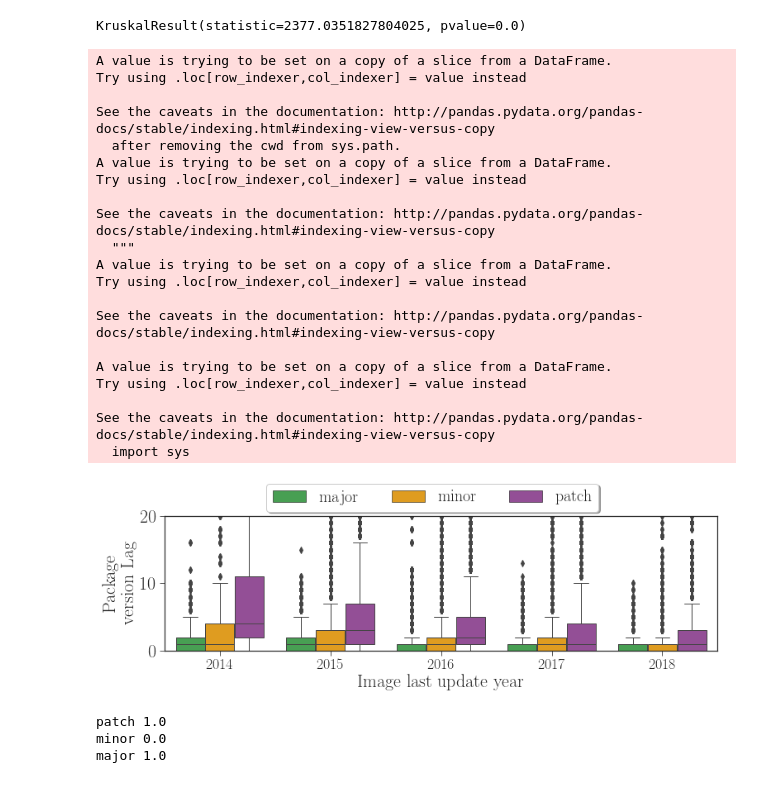
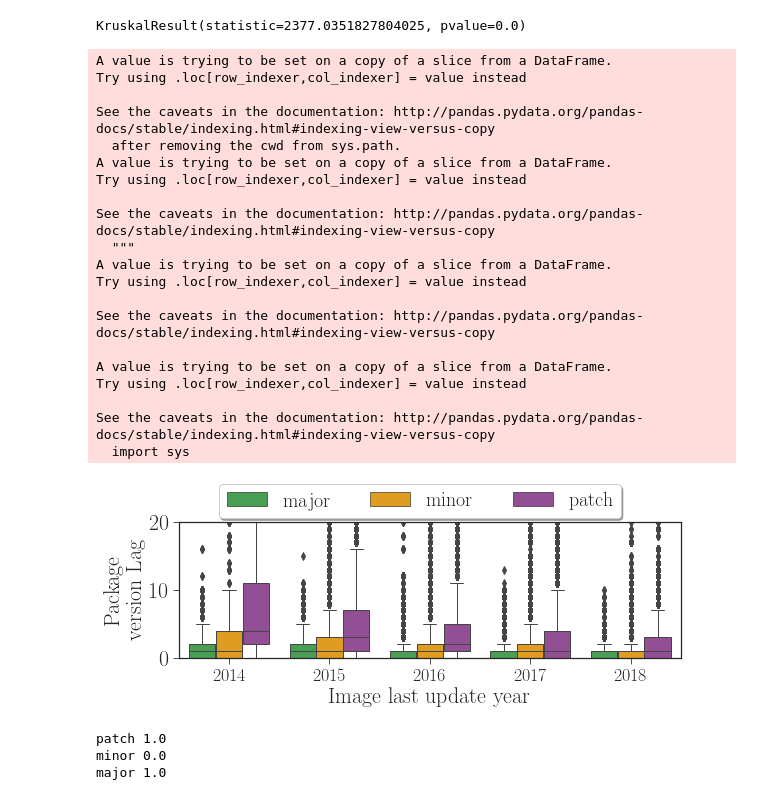
Before and after one commit to AhmedZerouali/notebooks, a Jupyter notebook: npm_docker/npm_docker_analysis.ipynb, the cells around one changed output. Cells and saved outputs as stored; diff of their text form; code cells hidden in the pictures.

```diff
--- a/npm_docker/npm_docker_analysis.ipynb
+++ b/npm_docker/npm_docker_analysis.ipynb
@@ -373,12 +374,12 @@ See the caveats in the documentation: http://pandas.pydata.org/pandas-docs/stabl
 
 ax = sns.violinplot(split=True, x="created", y="time_lag", data=data, hue='base_os', palette=flatui, linewidth=1)
 
-ax.figure.set_size_inches(12,3)
+ax.figure.set_size_inches(9,2.5)
 ax.set_xlabel("Image last update year")
 ax.set_ylabel('Package time \n Lag (in months)')
 for patch in ax.patches:
     patch.set_edgecolor('black')
-ax.legend(loc='upper right', bbox_to_anchor=(0.8, 1.3), ncol=3, fontsize=20, fancybox=True, shadow=True)
+ax.legend(loc='upper right', bbox_to_anchor=(0.6, 1.05), ncol=2, fontsize=20, fancybox=True, shadow=True)
 plt.yticks(np.arange(0, 100, 30))
 
 #ax.set_ylim(0,50)
@@ -441,12 +442,12 @@ df_tmp2=pd.melt(df_tmp2, id_vars=['created'], value_vars=['major','minor','patch
 
 ax = sns.boxplot(x="created", y="value", data=df_tmp2, hue='variable', palette=flatui, linewidth=1)
 
-ax.figure.set_size_inches(12,3)
+ax.figure.set_size_inches(9,2.5)
 ax.set_xlabel("Image last update year")
 ax.set_ylabel('Package \n version Lag')
 for patch in ax.patches:
     patch.set_edgecolor('black')
-ax.legend(loc='upper right', bbox_to_anchor=(0.8, 1.3), ncol=3, fontsize=20, fancybox=True, shadow=True)
+ax.legend(loc='upper right', bbox_to_anchor=(0.9, 1.35), ncol=3, fontsize=20, fancybox=True, shadow=True)
 ax.set_ylim(0,10)
 ax.figure.savefig('../../../seneca_research/docker_npm/figures/version_lag.pdf', bbox_inches='tight', facecolor='white')
 # %% [output]
@@ -507,36 +508,36 @@ df_tmp2=pd.melt(df_tmp2, id_vars=['created'], value_vars=['major','minor','patch
 
 ax = sns.boxplot(x="created", y="value", data=df_tmp2, hue='variable', palette=flatui, linewidth=1)
 
-ax.figure.set_size_inches(12,3)
+ax.figure.set_size_inches(9,2.5)
 ax.set_xlabel("Image last update year")
 ax.set_ylabel('Package \n version Lag')
 for patch in ax.patches:
     patch.set_edgecolor('black')
-ax.legend(loc='upper right', bbox_to_anchor=(0.8, 1.3), ncol=3, fontsize=20, fancybox=True, shadow=True)
+ax.legend(loc='upper right', bbox_to_anchor=(0.9, 1.35), ncol=3, fontsize=20, fancybox=True, shadow=True)
 ax.set_ylim(0,20)
 ax.figure.savefig('../../../seneca_research/docker_npm/figures/version_lag_today.pdf', bbox_inches='tight', facecolor='white')
 # %% [output]
 A value is trying to be set on a copy of a slice from a DataFrame.
 Try using .loc[row_indexer,col_indexer] = value instead
 
 See the caveats in the documentation: http://pandas.pydata.org/pandas-docs/stable/indexing.html#indexing-view-versus-copy
   after removing the cwd from sys.path.
 A value is trying to be set on a copy of a slice from a DataFrame.
 Try using .loc[row_indexer,col_indexer] = value instead
 
 See the caveats in the documentation: http://pandas.pydata.org/pandas-docs/stable/indexing.html#indexing-view-versus-copy
   """
 A value is trying to be set on a copy of a slice from a DataFrame.
 Try using .loc[row_indexer,col_indexer] = value instead
 
 See the caveats in the documentation: http://pandas.pydata.org/pandas-docs/stable/indexing.html#indexing-view-versus-copy
 
 A value is trying to be set on a copy of a slice from a DataFrame.
 Try using .loc[row_indexer,col_indexer] = value instead
 
 See the caveats in the documentation: http://pandas.pydata.org/pandas-docs/stable/indexing.html#indexing-view-versus-copy
   import sys
-[figure, old version]
+[figure, new version]
 # %%
 for x in ['patch','minor','major']:
     print(x,df_tmp2.query('variable=="'+x+'"').query('created=="2018"').value.median())
```
Also changed, not shown: parts of 9 cells of this notebook, 11 other files.
